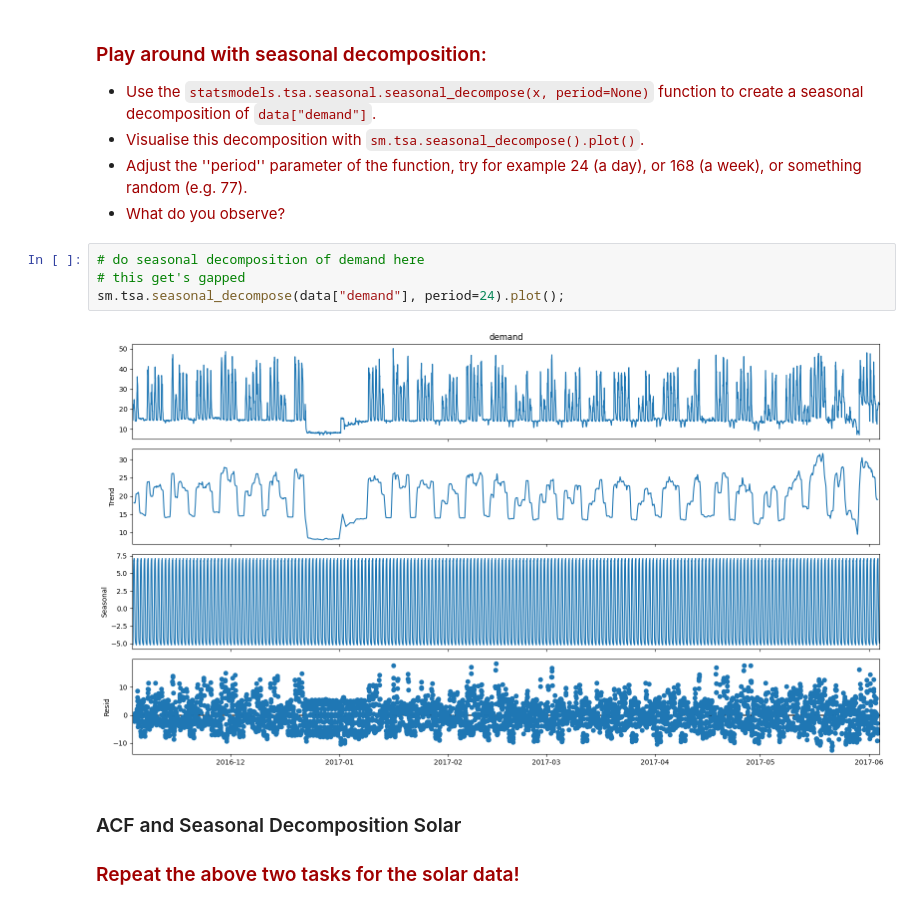
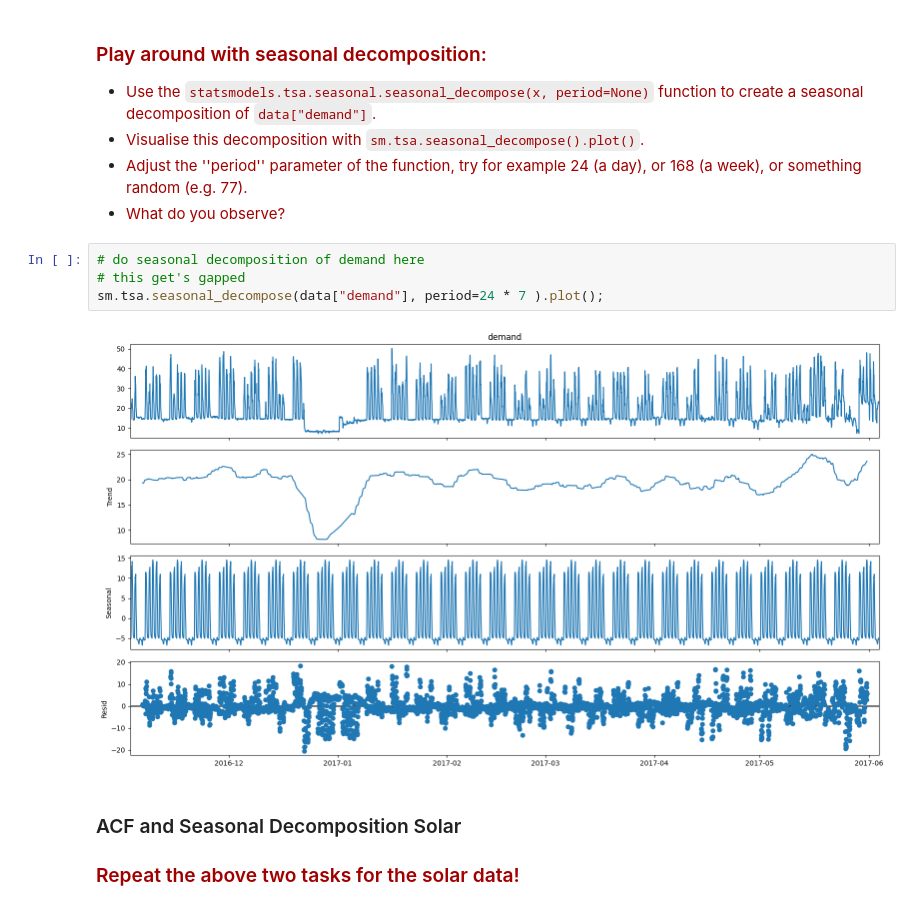
Before and after one commit to Beich2010/uebung_2024_data_analysis, a Jupyter notebook: excercise_2024_data_analysis.ipynb, the cells around one changed output. Cells and saved outputs as stored; diff of their text form.

```diff
--- a/excercise_2024_data_analysis.ipynb
+++ b/excercise_2024_data_analysis.ipynb
@@ -324,9 +324,9 @@ sm.tsa.graphics.plot_acf(data["demand"], lags= 200);
 # %%
 # do seasonal decomposition of demand here
 # this get's gapped
-sm.tsa.seasonal_decompose(data["demand"], period=24).plot();
+sm.tsa.seasonal_decompose(data["demand"], period=24 * 7 ).plot();
 # %% [output]
-[figure, old version]
+[figure, new version]
 # %% [markdown]
 ### ACF and Seasonal Decomposition Solar
 
```
Also changed, not shown: parts of 7 cells of this notebook.
